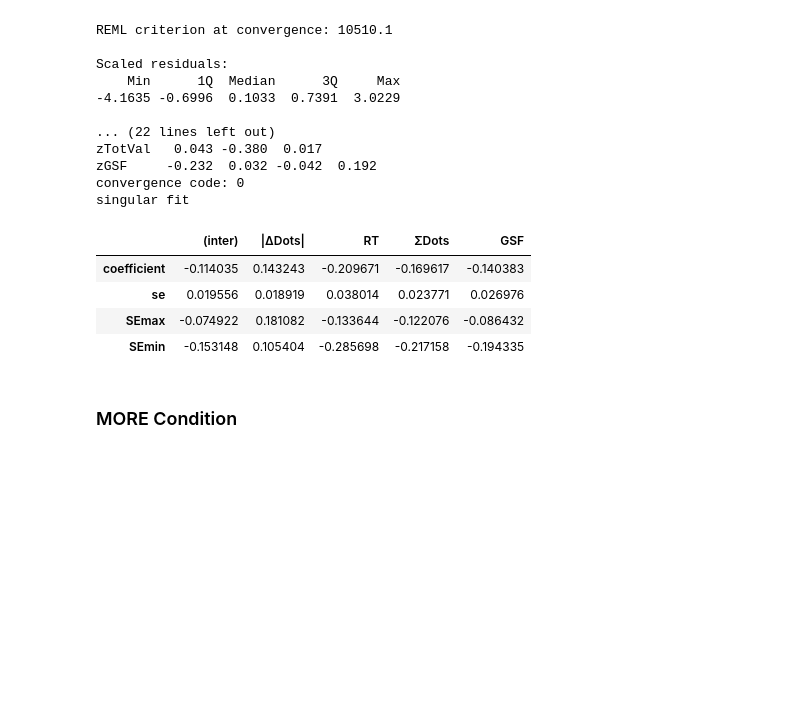
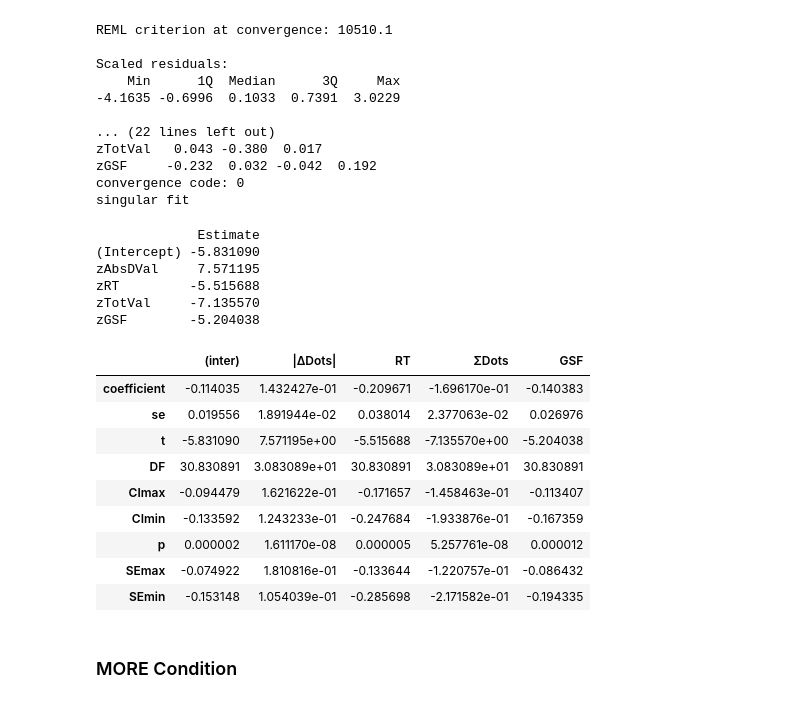
Before and after one commit to pradysepulveda/PF2019, a Jupyter notebook: PF2019_RegressionModelsT-test.ipynb, the cells around one changed output. Drawn from its saved outputs; the diff is of its cells as text; code cells hidden in the pictures; blank space fills up the shorter version.

```diff
--- a/PF2019_RegressionModelsT-test.ipynb
+++ b/PF2019_RegressionModelsT-test.ipynb
@@ -681,7 +725,7 @@ coefs <- data.frame(coef(summary(confidence_Dislike_hmodel)))
 coefs
 # Use the Kenward-Roger approximation to get approximate degrees of freedom
 df.KR <- get_ddf_Lb(confidence_Dislike_hmodel, fixef(confidence_Dislike_hmodel))
-coefs$df.KR <-(rep(df.KR, each=4))
+coefs$df.KR <-(rep(df.KR, each=5))
 
 # Calculate confidence intervals from the estimates and the standard errors
 coefs$semax <- coefs$Estimate + (coefs$Std..Error)
@@ -727,34 +774,51 @@ zTotVal   0.043 -0.380  0.017
 zGSF     -0.232  0.032 -0.042  0.192
 convergence code: 0
 singular fit
+# %%
+%%R
+
+z_values =coefs[1]/coefs[2]
+z_values
+# %% [output]
+             Estimate
+(Intercept) -5.831090
+zAbsDVal     7.571195
+zRT         -5.515688
+zTotVal     -7.135570
+zGSF        -5.204038
 # %%
 #%%R
 #coef(confidence_Dislike_hmodel)
 # %%
 %R -o coefs -o mix_Confidence_Dislike_model
 # extract
 mix_Confidence_Dislike_model = mix_Confidence_Dislike_model[0]
 
 conf_table_exp1 = coefs
 conf_table_exp1
 
 #Generate table with paramters to later plot
-conf_table_exp1.columns = ['coefficient', 'se', 't' ]
+conf_table_exp1.columns = ['coefficient', 'se', 't', 'DF','CImax', 'CImin', 'p', 'p2' ]
 conf_table_exp1 = conf_table_exp1.iloc[:, 0:-1].copy(); conf_table_exp1.loc[:, 'SEmax'] = conf_table_exp1['coefficient'] + conf_table_exp1['se']*2
 conf_table_exp1.loc[:, 'SEmin'] = conf_table_exp1['coefficient'] - conf_table_exp1['se']*2
 conf_table_exp1 = conf_table_exp1.transpose()
 conf_table_exp1.columns = [ '(inter)','|ΔDots|', 'RT', 'ΣDots','GSF']
 #conf_table_exp1.loc['p'] = np.round(conf_table_exp1.loc['p'], 4)
 conf_table_exp1 = conf_table_exp1[['(inter)','|ΔDots|', 'RT', 'ΣDots','GSF']]
 conf_table_Dislike = conf_table_exp1
 
 conf_table_Dislike
 # %% [output]
 |  | (inter) | |ΔDots| | RT | ΣDots | GSF |
-| coefficient | -0.114035 | 0.143243 | -0.209671 | -0.169617 | -0.140383 |
-| se | 0.019556 | 0.018919 | 0.038014 | 0.023771 | 0.026976 |
-| SEmax | -0.074922 | 0.181082 | -0.133644 | -0.122076 | -0.086432 |
-| SEmin | -0.153148 | 0.105404 | -0.285698 | -0.217158 | -0.194335 |
+| coefficient | -0.114035 | 1.432427e-01 | -0.209671 | -1.696170e-01 | -0.140383 |
+| se | 0.019556 | 1.891944e-02 | 0.038014 | 2.377063e-02 | 0.026976 |
+| t | -5.831090 | 7.571195e+00 | -5.515688 | -7.135570e+00 | -5.204038 |
+| DF | 30.830891 | 3.083089e+01 | 30.830891 | 3.083089e+01 | 30.830891 |
+| CImax | -0.094479 | 1.621622e-01 | -0.171657 | -1.458463e-01 | -0.113407 |
+| CImin | -0.133592 | 1.243233e-01 | -0.247684 | -1.933876e-01 | -0.167359 |
+| p | 0.000002 | 1.611170e-08 | 0.000005 | 5.257761e-08 | 0.000012 |
+| SEmax | -0.074922 | 1.810816e-01 | -0.133644 | -1.220757e-01 | -0.086432 |
+| SEmin | -0.153148 | 1.054039e-01 | -0.285698 | -2.171582e-01 | -0.194335 |
 # %% [markdown]
 ### MORE Condition
 # %%
```
Also changed, not shown: parts of 17 cells of this notebook, 8 other files.
